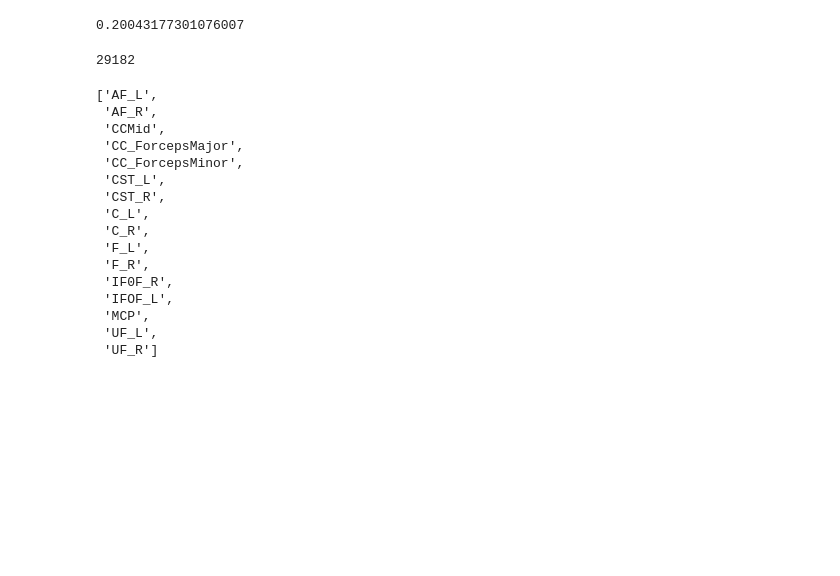
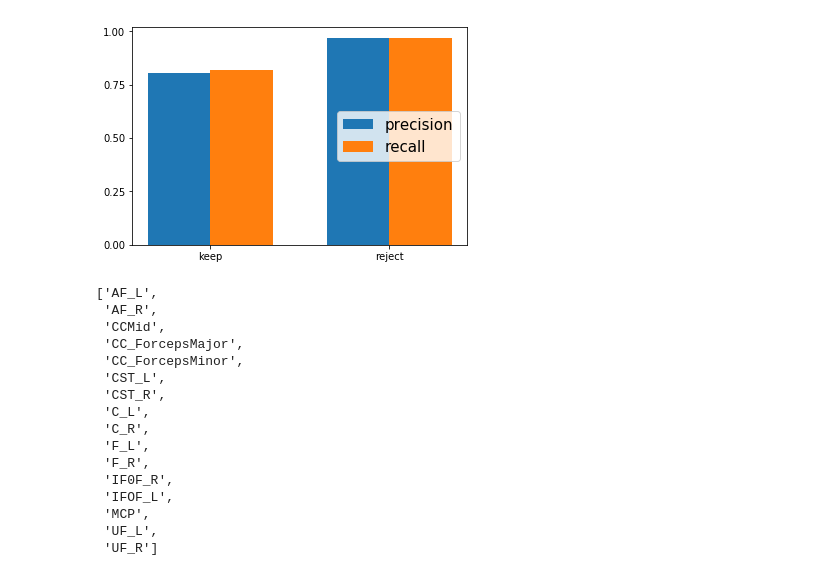
Before and after one commit to uw-biomedical-ml/bundlenet, a Jupyter notebook: Bundlenet_AnalyzeResults.ipynb, the cells around one changed output. Saved outputs shown, nothing was run; the diff lists cells and outputs as text; code cells hidden in the pictures; blank space fills up the shorter version.

```diff
--- a/Bundlenet_AnalyzeResults.ipynb
+++ b/Bundlenet_AnalyzeResults.ipynb
@@ -12,7 +13,7 @@ subj='970764'
 loaded_from_file = np.load('model_p/p_subj'+ subj + '_nclass16_do0_nc3_fc1.npz')
 labels_concat = loaded_from_file['labels']
 p_concat = loaded_from_file['p']
-for subj in '971160','972566','973770','978578','979984','983773':
+for subj in '972566','973770','978578','979984','983773':
     loaded_from_file = np.load('model_p/p_subj'+ subj + '_nclass16_do0_nc3_fc1.npz')
     labels_subj = loaded_from_file['labels']
     p_subj = loaded_from_file['p']
@@ -47,13 +47,18 @@ array([0.76383933, 0.96779362])
+# %%
+ind = np.arange(2)
+width = 0.35
+plt.bar(ind, precision, width, label='precision')
+plt.bar(ind + width, recall, width,
+    label='recall')
+plt.xticks(ind + width / 2, ('keep', 'reject'))
+plt.legend(loc='right',fontsize='15')
+plt.rc('xtick', labelsize=20)
+plt.rc('ytick', labelsize=20)
+plt.savefig('precisionrecallbar_allsl.jpg')
+# %% [output]
+[figure, added]
 # %%
 keep = p_2class==0
 labels = labels_test[keep]
 p_idx = np.argmax(p_test,axis=-1)
 p = p_idx[keep]
-# %%
-np.sum(labels==16)/len(labels)
-# %% [output]
-0.20043177301076007
-# %%
-len(labels)
-# %% [output]
-29182
```
Also changed, not shown: parts of 37 cells of this notebook, 2 other files.
